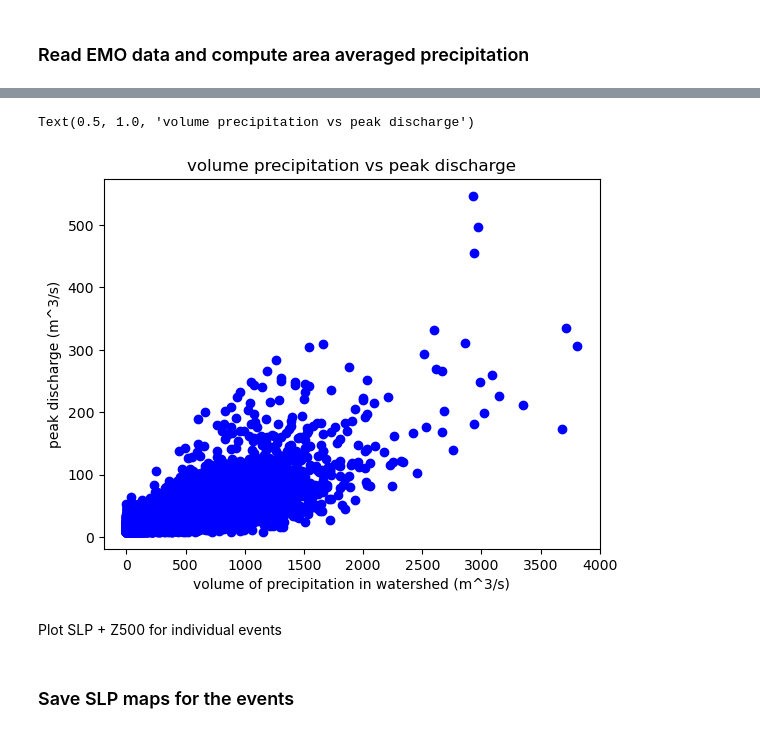
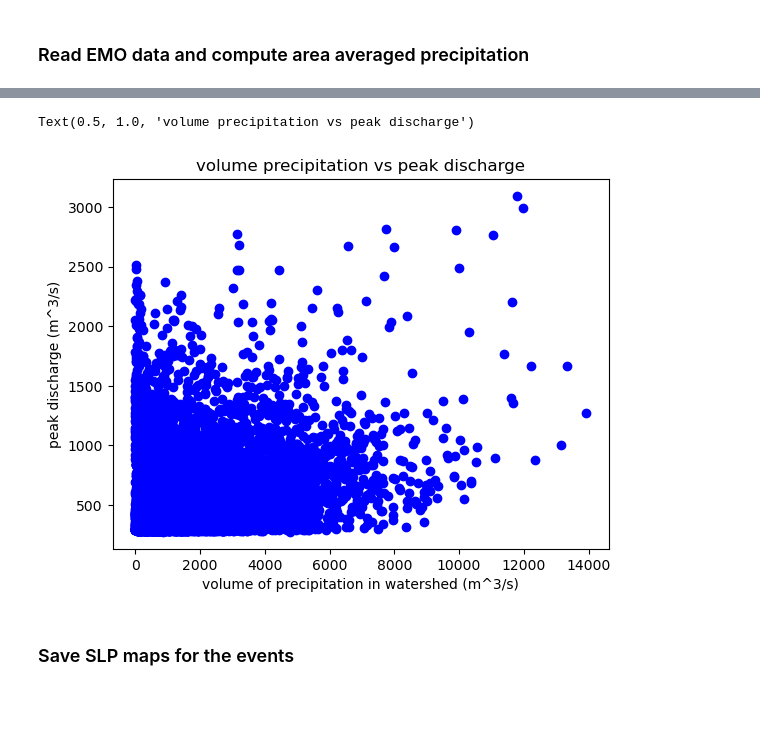
Before and after one commit to zappag/FLORA, a Jupyter notebook: explore.ipynb, the cells around one changed output, grey strips where cells are left out. Drawn from its saved outputs; the diff is of its cells as text; code cells hidden in the pictures; blank space fills up the shorter version.

```diff
--- a/explore.ipynb
+++ b/explore.ipynb
@@ -14,7 +37,7 @@ from region_details import get_region_details
 EFASDIR_HIST="/home/zappa/work_big/EFAS"
 
 # Name Pattern of EFAS data, * reflects different years
-watershed='panaro'
+watershed='lagen'
 tres='day'
 
 #fname_pat=f"{EFASDIR_HIST}/output/6h/efas_italy_*.nc"
@@ -52,7 +75,7 @@ wspoint = Point(tlon, tlat)
 fname_gp=f"{EFASDIR_HIST}/postpro/{tres}/single_gp/efas_{watershed}_{tlabel}_{tres}.nc"
 
 # FLAGS
-plot2d_day=True
+plot2d_day=False
 ReadExisting=True  # allows faster execution if True. If False, the EFAS data is read from the netcdf files
 HazardDef="wmax"   # gridpoint (gp), watershed max (wmax), economic (eco)
 # %% [markdown]
@@ -517,19 +524,38 @@ Attributes:
+# %%
+def lag_time_string(time, lag):
+    from datetime import datetime, timedelta
+
+    # Convert time_start_plot to a datetime object
+    dt = datetime.strptime(time, "%Y-%m-%d")
+
+    # add lag
+    dt += timedelta(days=lag)
+
+    # Convert back to string in the same format
+    time = dt.strftime("%Y-%m-%d")
+    return time
+
+# scatter of volume precipitation vs peak discharge
+time_start_plot="1993-01-01"
+time_end_plot="2020-12-31"
+lag=-1
+time_start_volume=lag_time_string(time_start_plot,lag)
+time_end_volume=lag_time_string(time_end_plot,lag)
+
+# convert to numpy for faster plottin
+volume_np = xds_pr_ws_ms['volume5day'].sel(time=slice(time_start_plot, time_end_plot)).values
+hazard_np = xds_hazard[disname].sel(time=slice(time_start_plot, time_end_plot)).values
 # %%
-# scatter of volume precipitation vs peak discharge
-time_start_plot="1992-01-05"
-time_end_plot="2022-12-31"
-time_start_volume="1992-01-04"
-time_end_volume="2022-12-30"
+
+# Now plot using the NumPy arrays
 plt.figure()
-plt.scatter(xds_pr_ws_ms['volume5day'].sel(time=slice(time_start_plot,time_end_plot)),xds_max[disname].sel(time=slice(time_start_plot,time_end_plot)),marker='o',color='blue')
-#plt.scatter(xds_pr_ws_ms['volume'].sel(time=slice(time_start_volume,time_end_volume)),xds_max[disname].sel(time=slice(time_start_plot,time_end_plot)),marker='o',color='blue')
+#plt.hexbin(volume_np, hazard_np, gridsize=100, cmap='Blues')
+plt.scatter(volume_np, hazard_np, marker='o', color='blue')
 plt.xlabel('volume of precipitation in watershed (m^3/s)')
 plt.ylabel('peak discharge (m^3/s)')
 plt.title('volume precipitation vs peak discharge')
 # %% [output]
 Text(0.5, 1.0, 'volume precipitation vs peak discharge')
-[figure, old version]
+[figure, new version]
-# %% [markdown]
-Plot SLP + Z500 for individual events
 # %% [markdown]
 ### Save SLP maps for the events
```
Also changed, not shown: parts of 22 cells of this notebook.
